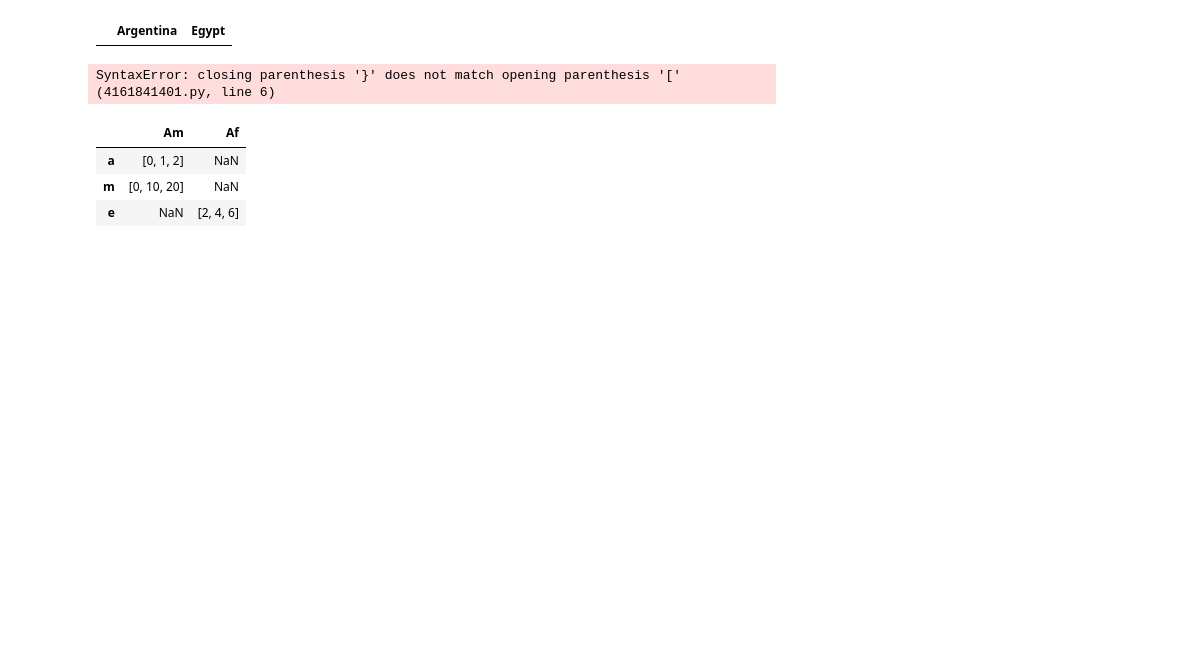
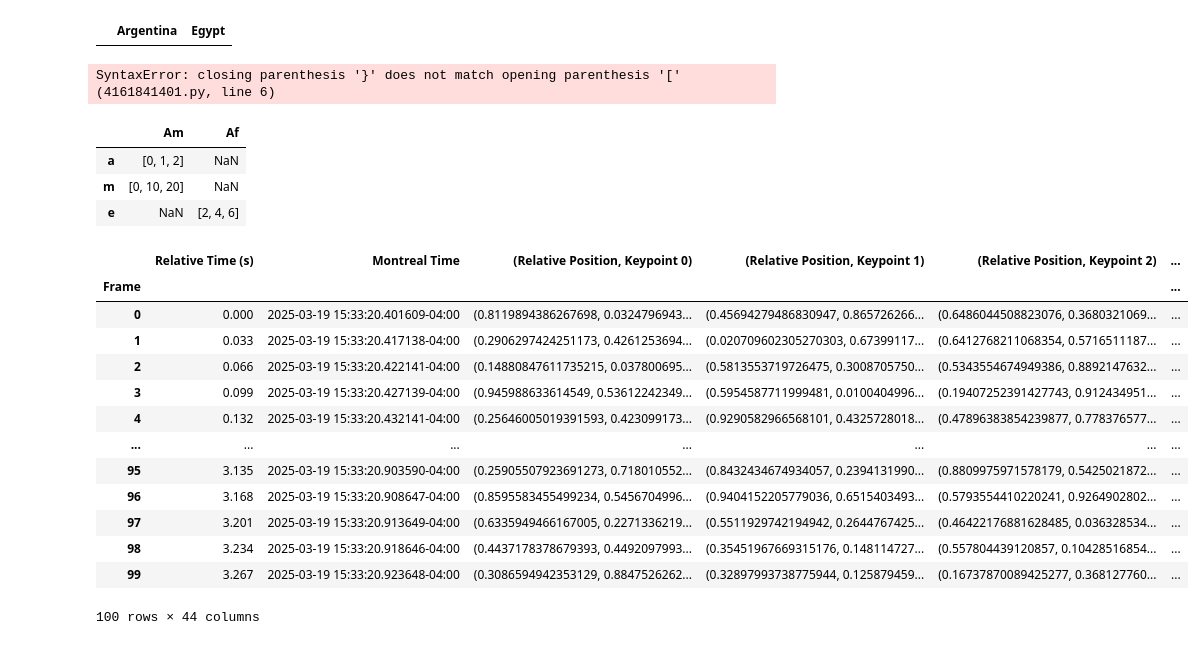
Before and after one commit to Agoist654/sfe, a Jupyter notebook: hand_landmarker(1).ipynb, the cells around one changed output. Drawn from its saved outputs; the diff is of its cells as text; code cells hidden in the pictures; blank space fills up the shorter version.

```diff
--- a/hand_landmarker(1).ipynb
+++ b/hand_landmarker(1).ipynb
@@ -806,3 +851,20 @@ df
 | a | [0, 1, 2] | NaN |
 | m | [0, 10, 20] | NaN |
 | e | NaN | [2, 4, 6] |
+# %%
+df
+# %% [output]
+|  | Relative Time (s) | Montreal Time | (Relative Position, Keypoint 0) | (Relative Position, Keypoint 1) | (Relative Position, Keypoint 2) | ... |
+| Frame |  |  |  |  |  | ... |
+| 0 | 0.000 | 2025-03-19 15:33:20.401609-04:00 | (0.8119894386267698, 0.0324796943... | (0.45694279486830947, 0.865726266... | (0.6486044508823076, 0.3680321069... | ... |
+| 1 | 0.033 | 2025-03-19 15:33:20.417138-04:00 | (0.2906297424251173, 0.4261253694... | (0.020709602305270303, 0.67399117... | (0.6412768211068354, 0.5716511187... | ... |
+| 2 | 0.066 | 2025-03-19 15:33:20.422141-04:00 | (0.14880847611735215, 0.037800695... | (0.5813553719726475, 0.3008705750... | (0.5343554674949386, 0.8892147632... | ... |
+| 3 | 0.099 | 2025-03-19 15:33:20.427139-04:00 | (0.945988633614549, 0.53612242349... | (0.5954587711999481, 0.0100404996... | (0.19407252391427743, 0.912434951... | ... |
+| 4 | 0.132 | 2025-03-19 15:33:20.432141-04:00 | (0.25646005019391593, 0.423099173... | (0.9290582966568101, 0.4325728018... | (0.47896383854239877, 0.778376577... | ... |
+| ... | ... | ... | ... | ... | ... | ... |
+| 95 | 3.135 | 2025-03-19 15:33:20.903590-04:00 | (0.25905507923691273, 0.718010552... | (0.8432434674934057, 0.2394131990... | (0.8809975971578179, 0.5425021872... | ... |
+| 96 | 3.168 | 2025-03-19 15:33:20.908647-04:00 | (0.8595583455499234, 0.5456704996... | (0.9404152205779036, 0.6515403493... | (0.5793554410220241, 0.9264902802... | ... |
+| 97 | 3.201 | 2025-03-19 15:33:20.913649-04:00 | (0.6335949466167005, 0.2271336219... | (0.5511929742194942, 0.2644767425... | (0.46422176881628485, 0.036328534... | ... |
+| 98 | 3.234 | 2025-03-19 15:33:20.918646-04:00 | (0.4437178378679393, 0.4492097993... | (0.35451967669315176, 0.148114727... | (0.557804439120857, 0.10428516854... | ... |
+| 99 | 3.267 | 2025-03-19 15:33:20.923648-04:00 | (0.3086594942353129, 0.8847526262... | (0.32897993738775944, 0.125879459... | (0.16737870089425277, 0.368127760... | ... |
+100 rows × 44 columns
```
Also changed, not shown: parts of 11 cells of this notebook.
